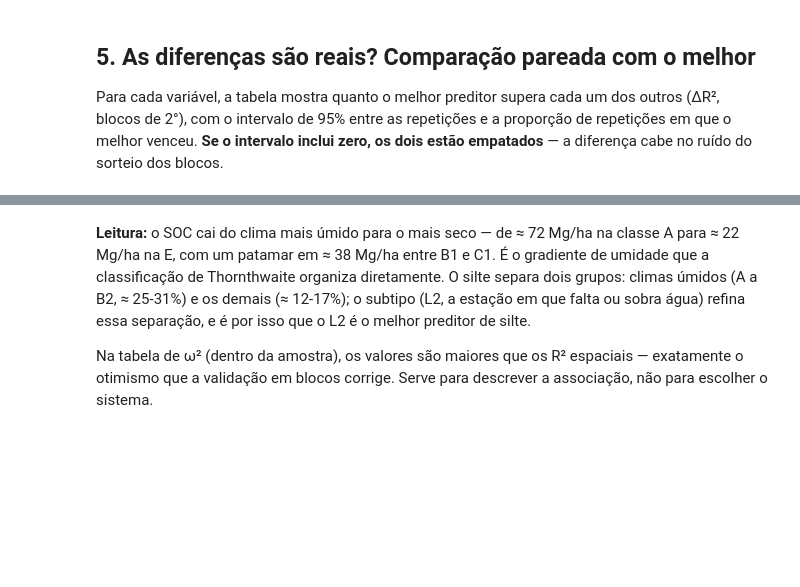
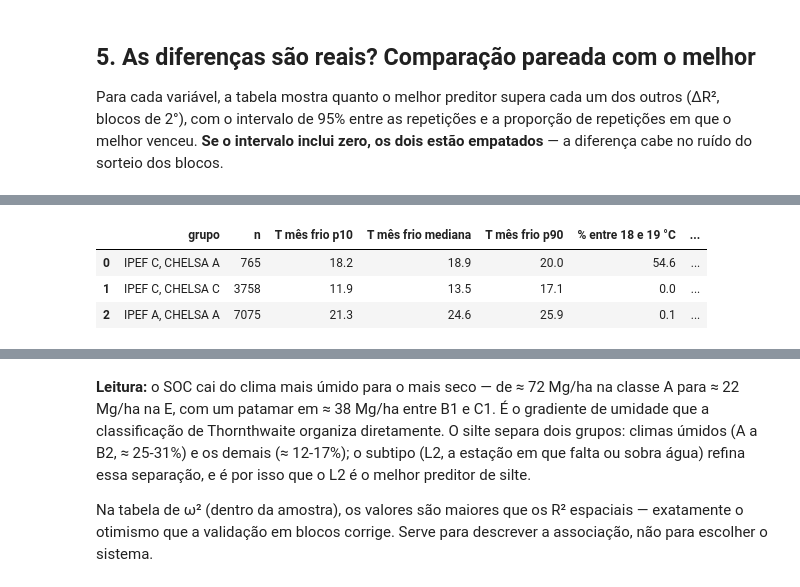
Before and after one commit to fcoliveira-utfpr/climate_for_soil, a Jupyter notebook: corelacao/comparacao_climas.ipynb, the cells around one changed output, grey strips where cells are left out. Drawn from its saved outputs; the diff is of its cells as text; code cells hidden in the pictures; blank space fills up the shorter version.

```diff
--- a/corelacao/comparacao_climas.ipynb
+++ b/corelacao/comparacao_climas.ipynb
@@ -307,0 +392,12 @@ Silte (%): melhor = Thornthwaite CAD 100 mm L2
+# %%
+fr = pd.read_csv(TAB / 'koppen_fronteira.csv').query("resposta == 'log_soc'")
+fr = fr.rename(columns={'mediana_resposta': 'SOC mediano (Mg/ha)', 'tfrio_p10': 'T mês frio p10',
+                        'tfrio_p50': 'T mês frio mediana', 'tfrio_p90': 'T mês frio p90',
+                        'pct_tfrio_18_19': '% entre 18 e 19 °C'})
+display(fr[['grupo', 'n', 'T mês frio p10', 'T mês frio mediana', 'T mês frio p90',
+            '% entre 18 e 19 °C', 'SOC mediano (Mg/ha)']].round(1).reset_index(drop=True))
+# %% [output]
+|  | grupo | n | T mês frio p10 | T mês frio mediana | T mês frio p90 | % entre 18 e 19 °C | ... |
+| 0 | IPEF C, CHELSA A | 765 | 18.2 | 18.9 | 20.0 | 54.6 | ... |
+| 1 | IPEF C, CHELSA C | 3758 | 11.9 | 13.5 | 17.1 | 0.0 | ... |
+| 2 | IPEF A, CHELSA A | 7075 | 21.3 | 24.6 | 25.9 | 0.1 | ... |
```
Also changed, not shown: parts of 23 cells of this notebook, 11 other files.
